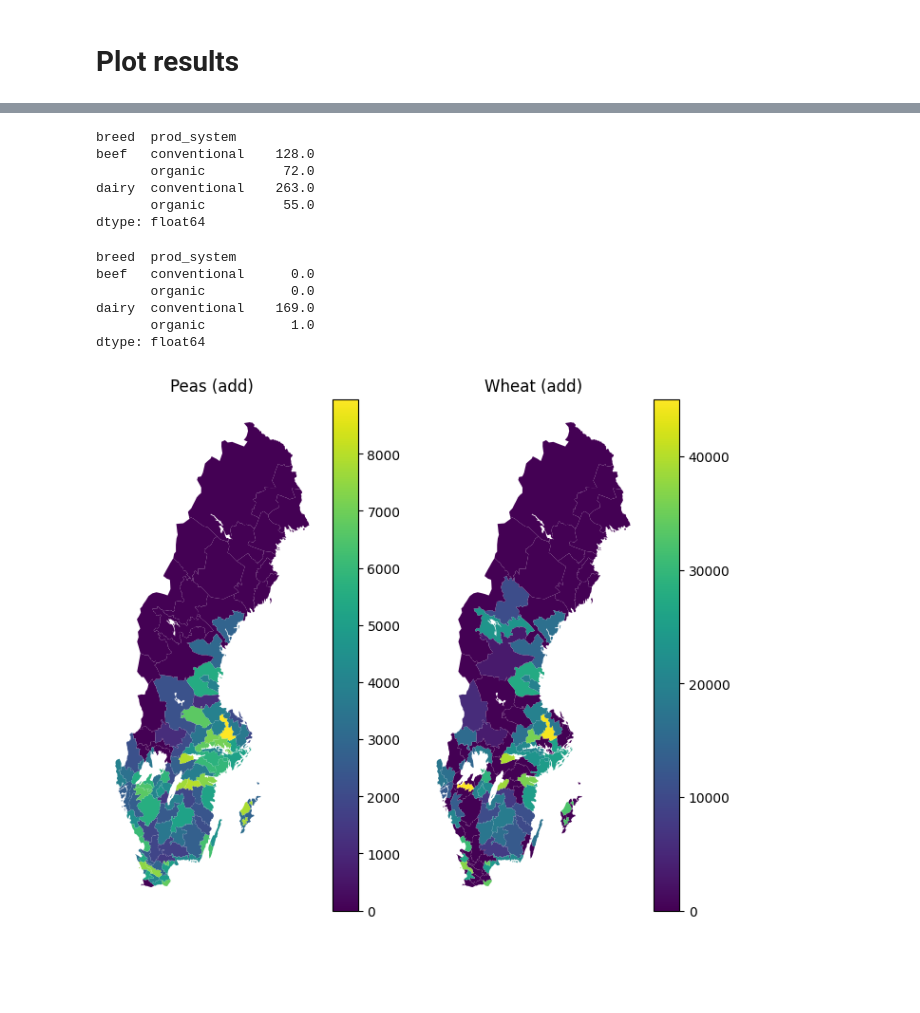
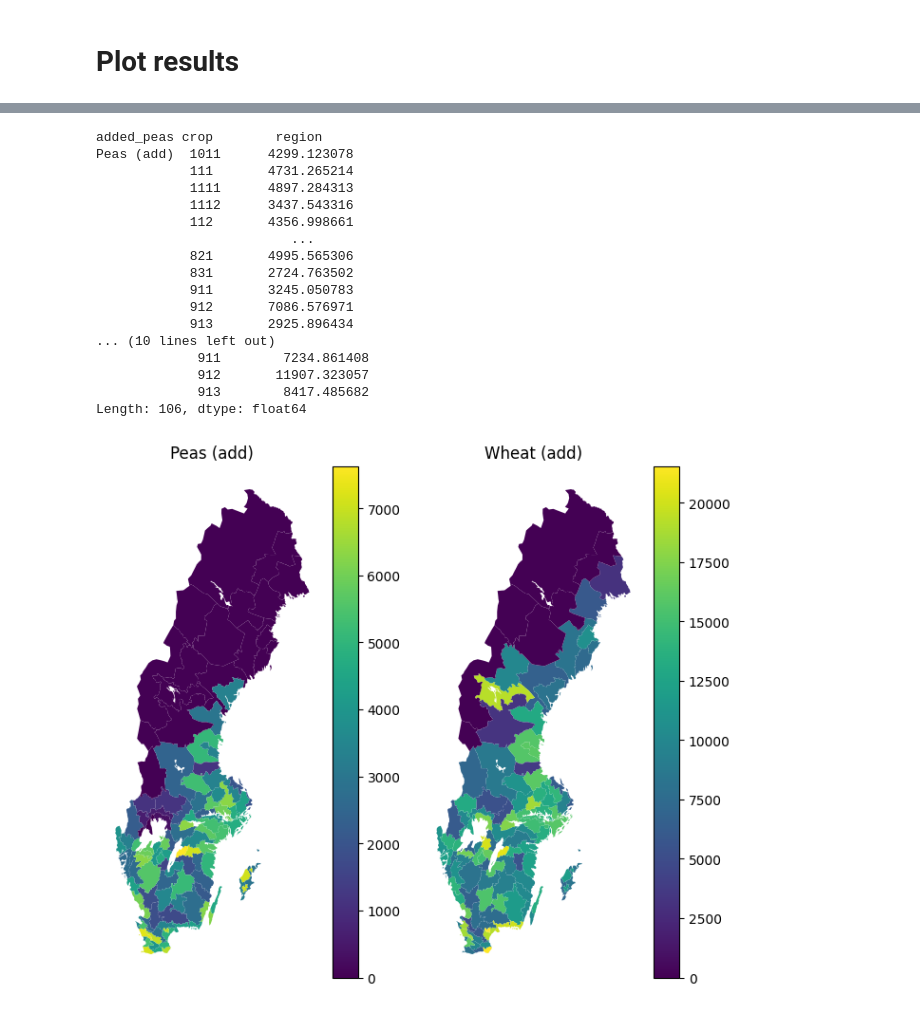
Before and after one commit to wanecek/eitm01-scenarios, a Jupyter notebook: main.ipynb, the cells around one changed output, grey strips where cells are left out. Saved outputs shown, nothing was run; the diff lists cells and outputs as text; code cells hidden in the pictures; blank space fills up the shorter version.

```diff
--- a/main.ipynb
+++ b/main.ipynb
@@ -683,38 +772,21 @@ hh = cm.concat_herds(herds)
-# %%
-(x0_cattle.sum(axis=1)/1000).round(0)
-# %% [output]
-breed  prod_system
-beef   conventional    128.0
-       organic          72.0
-dairy  conventional    263.0
-       organic          55.0
-dtype: float64
-# %%
-(x_cattle.sum(axis=1)/1000).round(0)
-# %% [output]
-breed  prod_system
-beef   conventional      0.0
-       organic           0.0
-dairy  conventional    169.0
-       organic           1.0
-dtype: float64
-# %%
-added_peas = self.x["crp"].xs("Peas (add)", level="crop", drop_level=False)
-added_wheat = self.x["crp"].xs("Wheat (add)", level="crop", drop_level=False)
-
-added_peas = added_peas.droplevel("prod_system")
-added_wheat = added_wheat.droplevel("prod_system")
-crops = [added_peas, added_wheat]
-
-fig, axes = plt.subplots(1, 2, figsize=(8, 7))
-
-for data, ax in zip(crops, axes):
-    title = data.index.unique("crop")[0]
-    data = data.droplevel("crop")
-    ax.set_title(title)
-    ax.set_axis_off()
-    cm.plot.map_from_series(data, ax=ax)
-
-fig.savefig("figures/added-crops-distribution.png")
-# %% [output]
-[figure, removed]
+# %%
+plot_crop_x0_x_chloropleths(f"figures/{scn}/added-crops-distribution-2.png")
+# %% [output]
+added_peas crop        region
+Peas (add)  1011      4299.123078
+            111       4731.265214
+            1111      4897.284313
+            1112      3437.543316
+            112       4356.998661
+                         ...
+            821       4995.565306
+            831       2724.763502
+            911       3245.050783
+            912       7086.576971
+            913       2925.896434
+... (10 lines left out)
+             911        7234.861408
+             912       11907.323057
+             913        8417.485682
+Length: 106, dtype: float64
+[figure, added]
```
Also changed, not shown: parts of 33 cells of this notebook.
